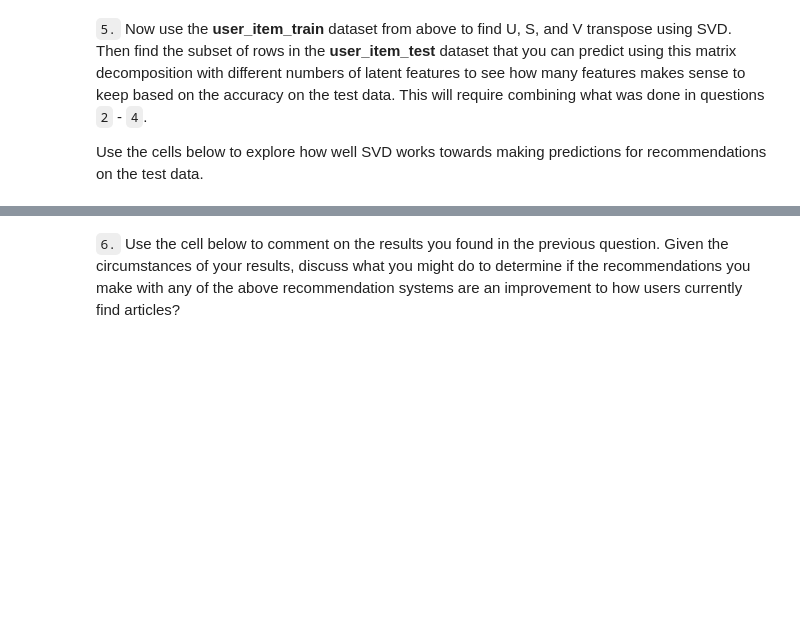
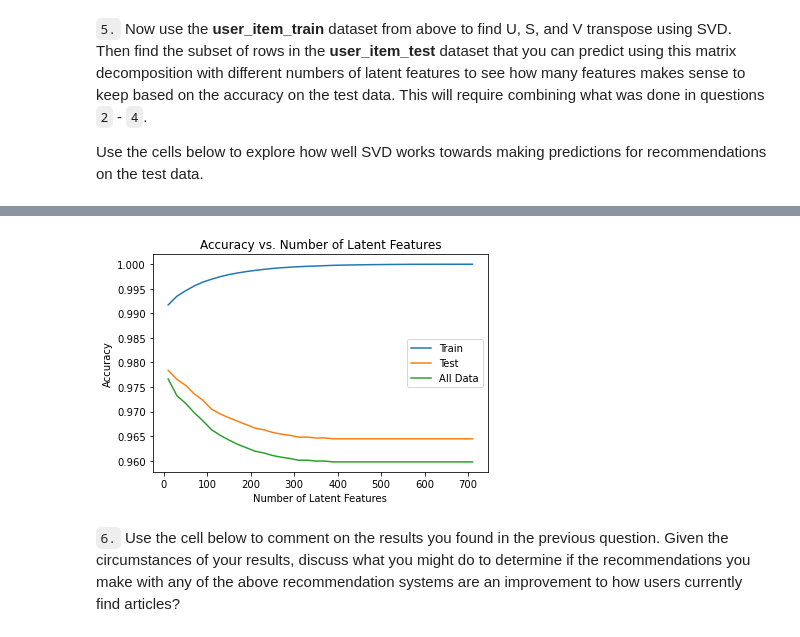
Before and after one commit to fsteppich/UD-DS-RecommendationStrategies, a Jupyter notebook: Recommendations.ipynb, the cells around one changed output, grey strips where cells are left out. Saved outputs shown, nothing was run; the diff lists cells and outputs as text; code cells hidden in the pictures; blank space fills up the shorter version.

```diff
--- a/Recommendations.ipynb
+++ b/Recommendations.ipynb
@@ -1315,3 +1249,45 @@ With n latant feature(s) happened e (p%) errors
+# %%
+# Use these cells to see how well you can use the training
+# decomposition to predict on test data
+
+errs_train = []
+errs_test = []
+errs_all = []
+
+num_latent_feats = np.arange(10, s_train.shape[0]+10,20)
+for k in num_latent_feats:
+    s_train_lat, u_train_lat, vt_train_lat = np.diag(s_train[:k]), u_train[:, :k], vt_train[:k, :]
+    s_test_lat, u_test_lat, vt_test_lat = np.diag(s_test[:k]), u_test[:, :k], vt_test[:k, :]
+
+    user_item_train_preds = np.around(np.dot(np.dot(u_train_lat, s_train_lat), vt_train_lat))
+    user_item_test_preds = np.around(np.dot(np.dot(u_test_lat, s_test_lat), vt_test_lat))
+
+    diffs_all = np.sum(user_item_test_preds) + np.sum(np.sum(user_item_test_subset))
+    diffs_train = np.subtract(user_item_train, user_item_train_preds)
+    diffs_test = np.subtract(user_item_test_subset, user_item_test_preds)
+
+    err_all = diffs_all
+    err_train = np.sum(np.sum(np.abs(diffs_train)))
+    err_test = np.sum(np.sum(np.abs(diffs_test)))
+
+    errs_all.append(err_all)
+    errs_train.append(err_train)
+    errs_test.append(err_test)
+
+
+plt.plot(num_latent_feats, 1 - np.array(errs_train)/(user_item_train.shape[0]*user_item_train.shape[1]),
+         label='Train');
+plt.plot(num_latent_feats, 1 - np.array(errs_test)/(user_item_test_subset.shape[0]*user_item_test_subset.shape[1]),
+         label='Test');
+plt.plot(num_latent_feats, 1 - np.array(errs_all)/(user_item_test_subset.shape[0]*user_item_test_subset.shape[1]),
+         label='All Data');
+
+plt.xlabel('Number of Latent Features');
+plt.ylabel('Accuracy');
+plt.title('Accuracy vs. Number of Latent Features');
+plt.legend();
+# %% [output]
+[figure, added]
 # %% [markdown]
 `6.` Use the cell below to comment on the results you found in the previous question. Given the circumstances of your results, discuss what you might do to determine if the recommendations you make with any of the above recommendation systems are an improvement to how users currently find articles?
 # %% [markdown]
```
Also changed, not shown: parts of 7 cells of this notebook, 1 other file.
